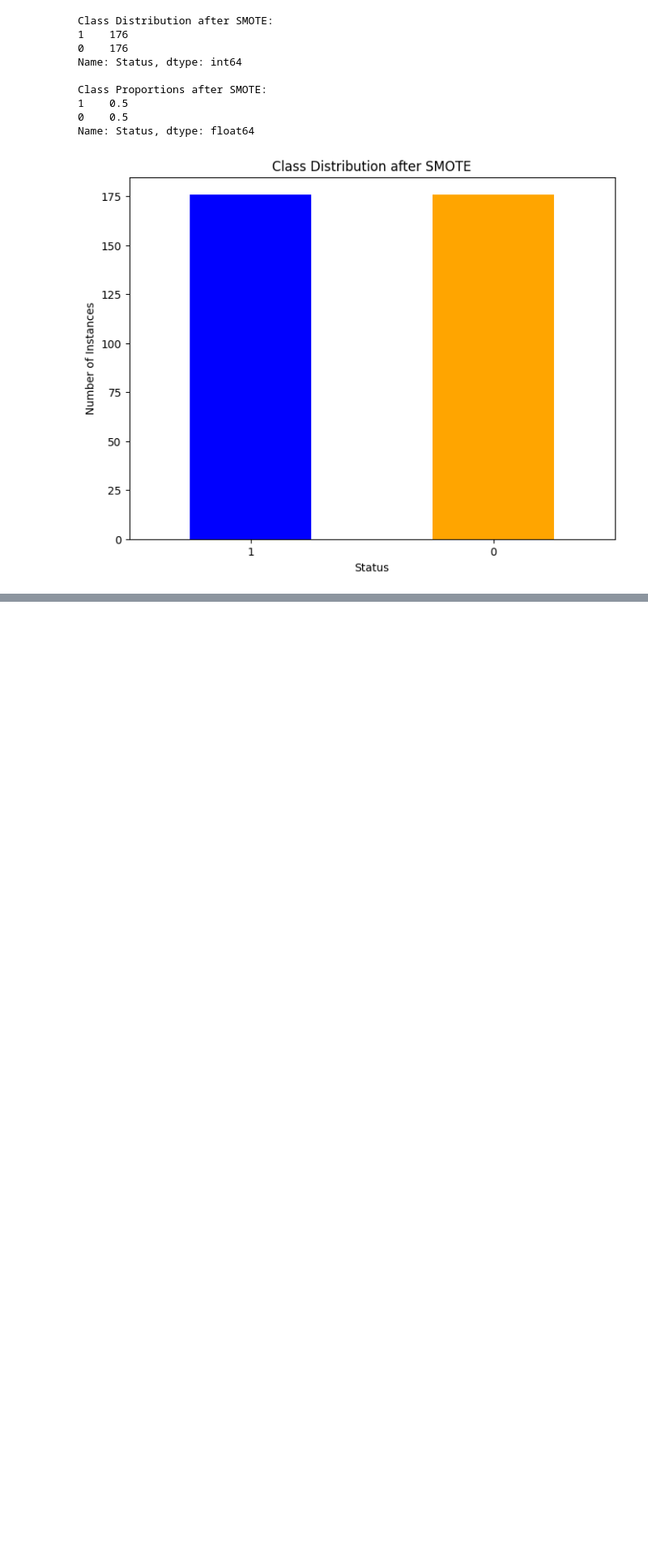
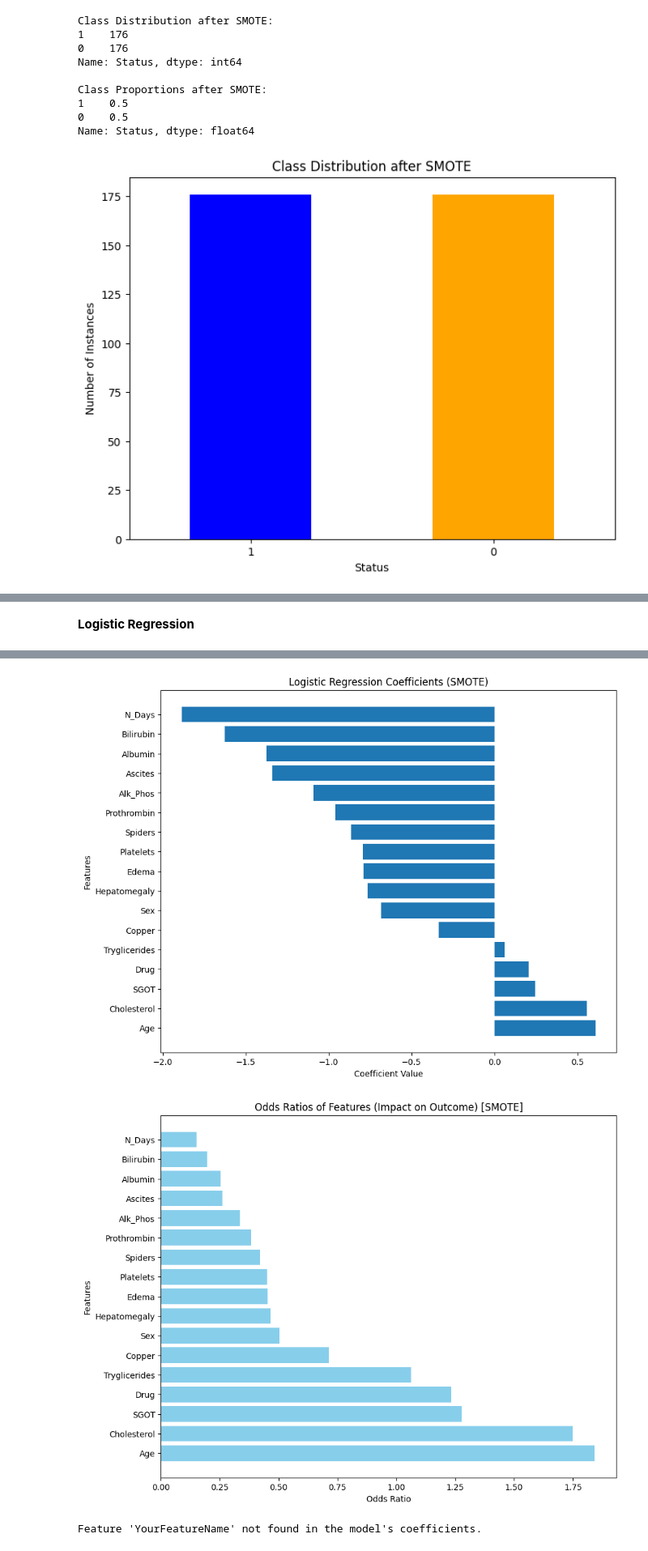
Before and after one commit to sanalpillai/Data-Cleaning-Feature-Selection-Modeling-and-Interpretability, a Jupyter notebook: Data_Cleaning_Feature_Selection_Modeling_and_Interpretability.ipynb, the cells around one changed output, grey strips where cells are left out. Shown at 81% size. Drawn from its saved outputs; the diff is of its cells as text; code cells hidden in the pictures; blank space fills up the shorter version.

```diff
--- a/Data_Cleaning_Feature_Selection_Modeling_and_Interpretability.ipynb
+++ b/Data_Cleaning_Feature_Selection_Modeling_and_Interpretability.ipynb
@@ -385,0 +469,65 @@ plt.show()
+# %% [markdown]
+**Logistic Regression**
+# %%
+from sklearn.linear_model import LogisticRegression
+from sklearn.metrics import classification_report, accuracy_score
+import matplotlib.pyplot as plt
+
+# Initialize the logistic regression model with increased maximum iteration for convergence
+log_reg = LogisticRegression(max_iter=1000)
+
+# Fit the model with the SMOTE-enhanced training data
+log_reg.fit(X_train_smote, y_train_smote)
+
+# Predict on the training (SMOTE) and test data
+y_train_smote_pred = log_reg.predict(X_train_smote)
+y_test_pred = log_reg.predict(X_test)
+
+# Evaluate the model performance
+print("Training set (SMOTE) classification report:")
+print(classification_report(y_train_smote, y_train_smote_pred))
+print("Test set classification report:")
+print(classification_report(y_test, y_test_pred))
+
+# Calculate accuracy for the test set
+accuracy = accuracy_score(y_test, y_test_pred)
+print(f"Accuracy on the test set: {accuracy:.2f}")
+
+# Extract the coefficients and match them with the column names for interpretation
+coefficients = pd.DataFrame({"Feature": X_train_smote.columns, "Coefficient": log_reg.coef_[0]})
+
+# Calculate the odds ratio for each coefficient to understand the impact on the odds of the positive class
+coefficients["Odds Ratio"] = np.exp(coefficients["Coefficient"])
+
+# Sort coefficients by their odds ratio for better visualization and interpretation
+coefficients = coefficients.sort_values(by="Odds Ratio", ascending=False)
+
+# Visualization of Coefficients
+plt.figure(figsize=(10, 8))
+plt.barh(coefficients["Feature"], coefficients["Coefficient"])
+plt.xlabel('Coefficient Value')
+plt.ylabel('Features')
+plt.title('Logistic Regression Coefficients (SMOTE)')
+plt.show()
+
+# Visualization of Odds Ratios
+plt.figure(figsize=(10, 8))
+plt.barh(coefficients["Feature"], coefficients["Odds Ratio"], color='skyblue')
+plt.xlabel('Odds Ratio')
+plt.ylabel('Features')
+plt.title('Odds Ratios of Features (Impact on Outcome) [SMOTE]')
+plt.show()
+
+# Detailed Interpretation (Example for documentation or presentation)
+# Replace 'FeatureName' with an actual feature name from your dataset
+feature_name = 'YourFeatureName'  # e.g., 'Age', 'Bilirubin', etc.
+
+# Attempt to find the feature in the coefficients dataframe
+selected_feature = coefficients[coefficients['Feature'] == feature_name]
+
+if not selected_feature.empty:
+    odds_ratio = selected_feature['Odds Ratio'].values[0]
+    print(f"An increase by 1 unit in {feature_name} multiplies the odds of the positive class by {odds_ratio:.2f}, holding all other features constant.")
+else:
+    print(f"Feature '{feature_name}' not found in the model's coefficients.")
+# %% [output]
@@ -385,0 +551,3 @@ plt.show()
+[figure, added]
+[figure, added]
+Feature 'YourFeatureName' not found in the model's coefficients.
```
Also changed, not shown: parts of 27 cells of this notebook.
